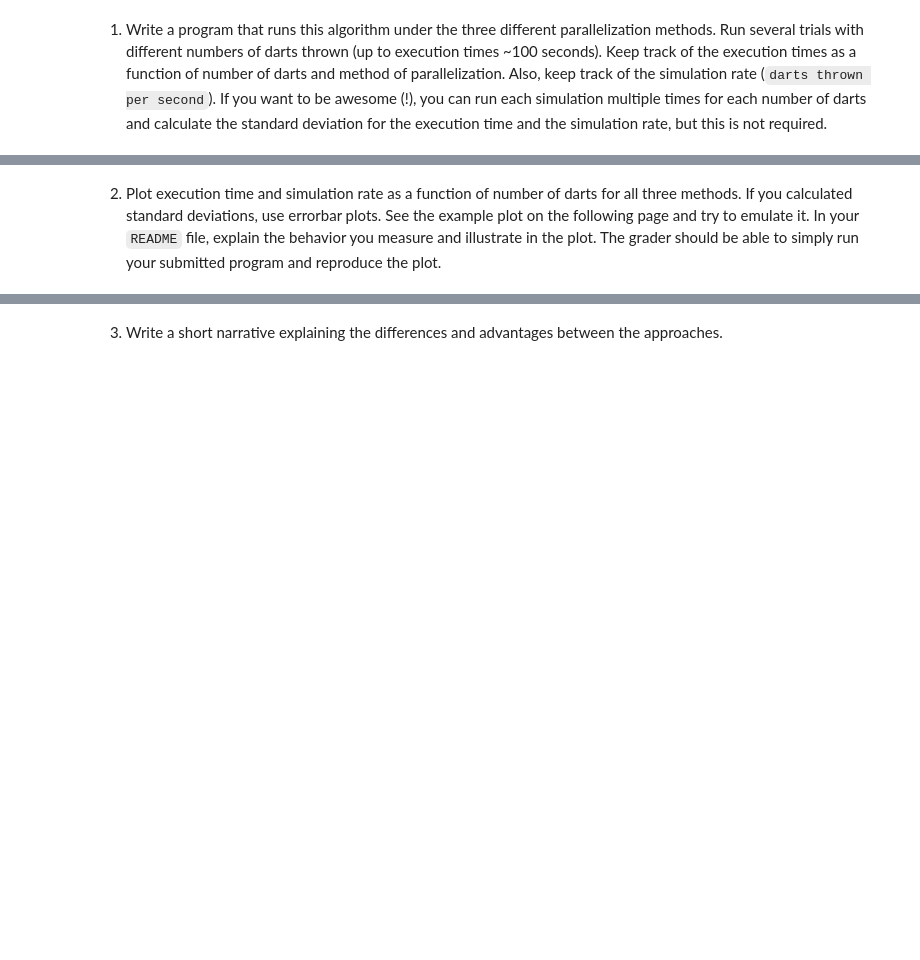
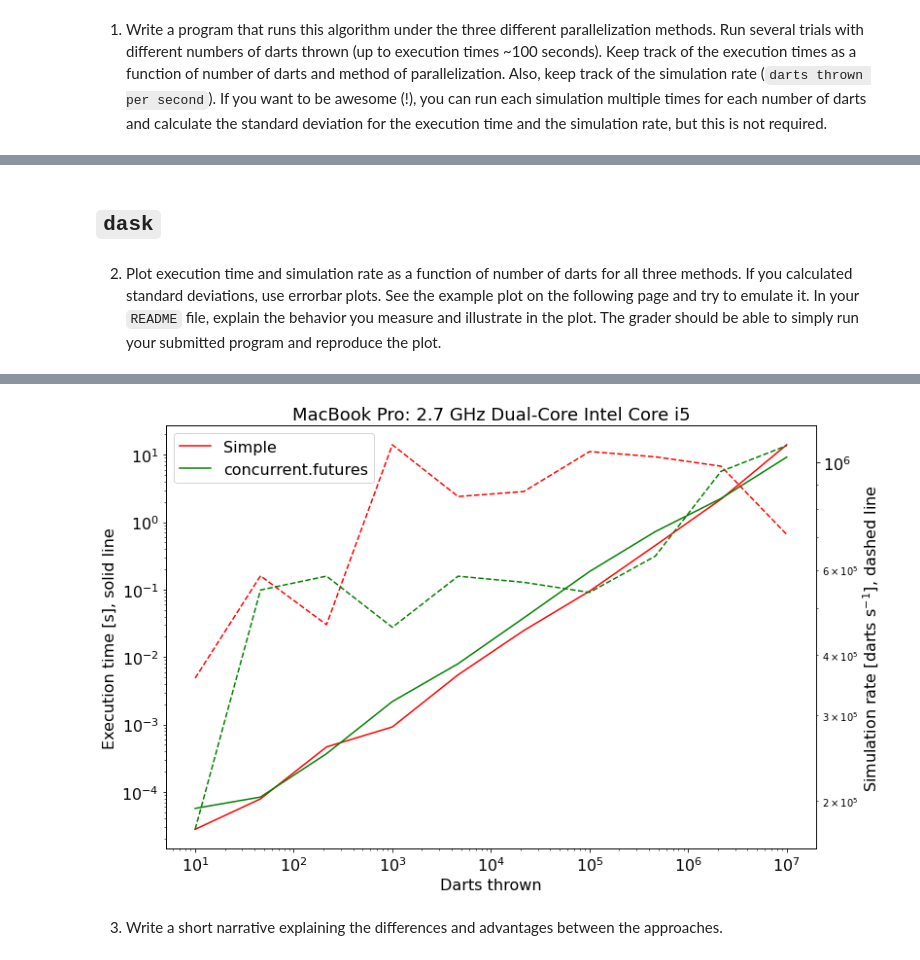
Before and after one commit to JBeechert/python-ay250-homework, a Jupyter notebook: hw_4/hw_4_parallelism.ipynb, the cells around one changed output, grey strips where cells are left out. Drawn from its saved outputs; the diff is of its cells as text; code cells hidden in the pictures; blank space fills up the shorter version.

Commit message:
Added simple case, changed concurrent.futures case, added plot (doesn't look quite right yet), brainstorming dask

````diff
--- a/hw_4/hw_4_parallelism.ipynb
+++ b/hw_4/hw_4_parallelism.ipynb
@@ -112,18 +16,0 @@ Execution_time (s): 13.862877130508423
-# %%
-import numpy as np
-import matplotlib.pyplot as plt
-number_of_darts, pi_approxs, execution_times, simulation_rates = np.loadtxt("darts_concurrent_futures.txt",
-                                                                delimiter=' ', unpack=True)
-fig, ax = plt.subplots()
-ax_plot = ax.plot(number_of_darts, execution_times, color='g')
-ax.set_xlabel('Darts thrown')
-ax.set_ylabel('Execution time [s], solid line')
-ax2 = ax.twinx()
-ax2_plot = ax2.plot(number_of_darts, simulation_rates, 'g--', label='concurrent.futures')
-ax2.set_ylabel(r'Simulation rate [darts s$^{-1}$], dashed line')
-ax2.legend()
-
-# # legend
-# plots = ax_plot + ax2_plot
-# labels = [plot.get_label() for plot in plots]
-# ax.legend(plots, labels, loc="best");
@@ -132,0 +174,2 @@ ax2.legend()
+# %% [markdown]
+## ```dask```
@@ -137,2 +247,32 @@ ax2.legend()
+# %%
+# Read in resuls from concurrent.futures code
+number_of_darts_cf, pi_approxs_cf, execution_times_cf, \
+    simulation_rates_cf = np.loadtxt("darts_concurrent_futures.txt", delimiter=' ', unpack=True)
+
+# Plot the resuls
+fig, ax = plt.subplots(figsize=(12,8))
+
+ax_plot = ax.plot(number_of_darts_ss, execution_times_ss, color='r', label='Simple')
+ax_plot = ax.plot(number_of_darts_cf, execution_times_cf, color='g', label='concurrent.futures')
+
+ax.set_title('MacBook Pro: 2.7 GHz Dual-Core Intel Core i5',fontsize=18)
+ax.set_xlabel('Darts thrown',fontsize=16)
+ax.set_ylabel('Execution time [s], solid line',fontsize=16)
+ax.set_xscale('log')
+ax.set_yscale('log')
+ax.tick_params(axis='both', labelsize=16)
+
+
+ax2 = ax.twinx()
+
+ax2_plot = ax2.plot(number_of_darts_ss, simulation_rates_ss, 'r--')
+ax2_plot = ax2.plot(number_of_darts_cf, simulation_rates_cf, 'g--')
+
+ax2.set_ylabel(r'Simulation rate [darts s$^{-1}$], dashed line',fontsize=16)
+ax2.tick_params(axis='y', labelsize=16)
+ax2.set_yscale('log')
+ax.legend(fontsize=16,loc='best');
+# %% [output]
+[figure, added]
 # %% [markdown]
 3. Write a short narrative explaining the differences and advantages between the approaches.
````
Also changed, not shown: parts of 12 cells of this notebook.
